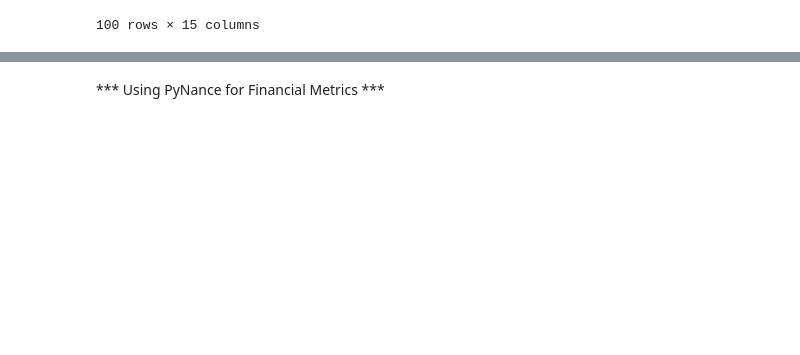
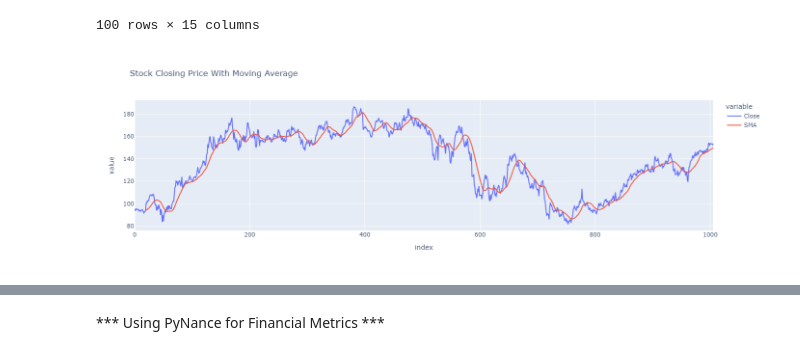
Before and after one commit to ibso99/Week-1, a Jupyter notebook: notebooks/financial_analysis.ipynb, the cells around one changed output, grey strips where cells are left out. Drawn from its saved outputs; the diff is of its cells as text; code cells hidden in the pictures; blank space fills up the shorter version.

Commit message:
Added plots that weren't included

```diff
--- a/notebooks/financial_analysis.ipynb
+++ b/notebooks/financial_analysis.ipynb
@@ -341,5 +341,10 @@ technical_indicator.head(100)
 100 rows × 15 columns
 # %%
 analyzer.plot_stock_data(technical_indicator)
+# %%
+from IPython.display import Image
+Image('C:/Users/ibsan/Desktop/TenX/week-1/notebooks/Images/stock_closing_price_with_mav.png')
+# %% [output]
+[figure, added]
 # %%
 analyzer.plot_rsi(technical_indicator)
```
Also changed, not shown: parts of 3 cells of this notebook, 4 other files.
